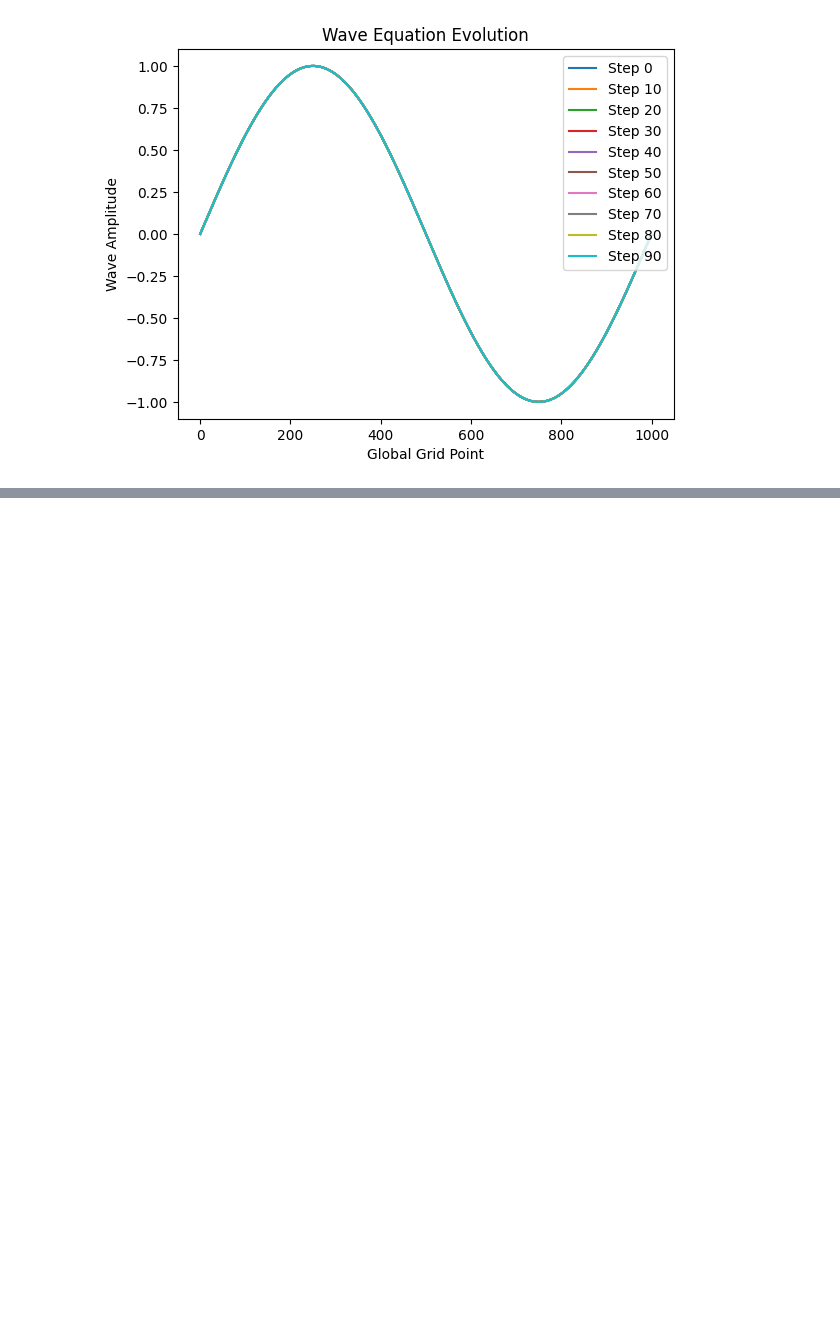
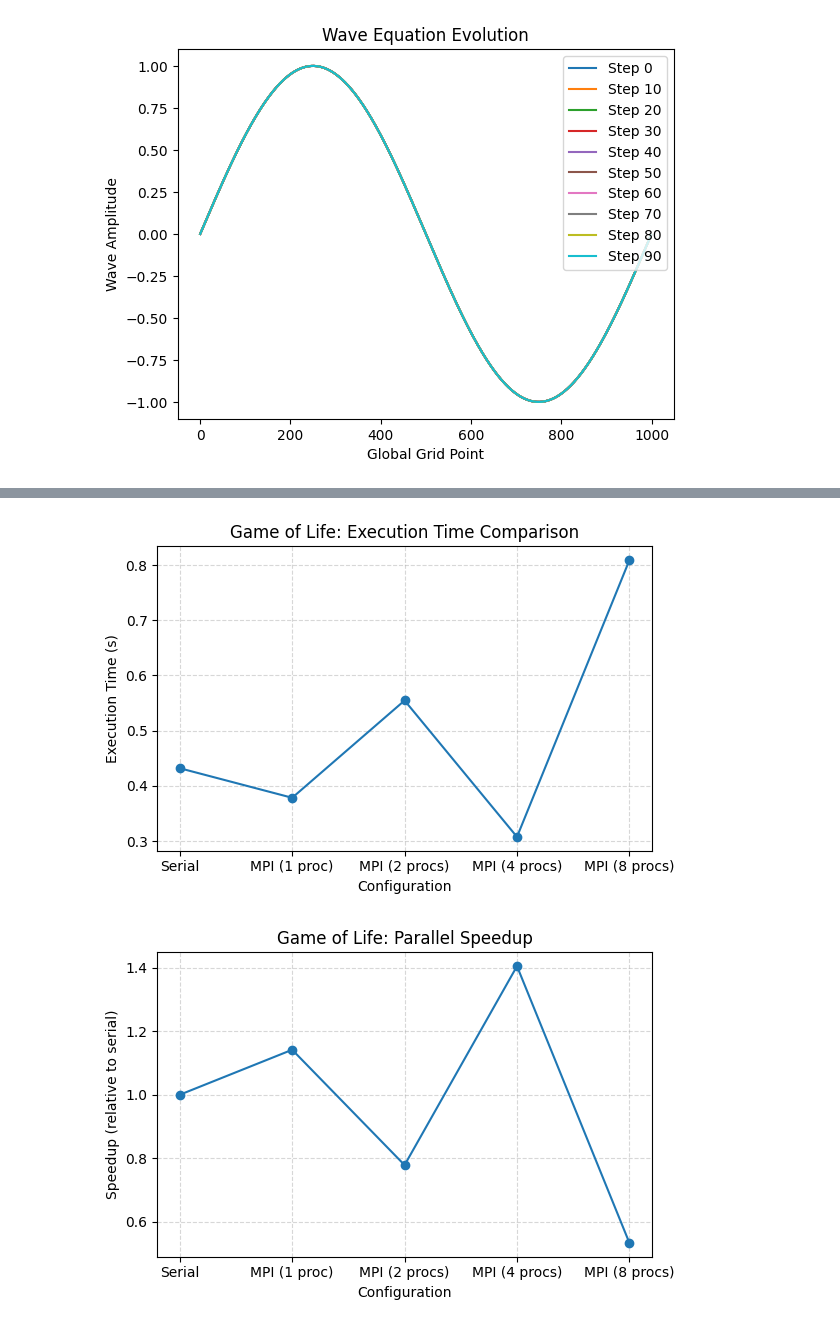
Before and after one commit to wiliam969/DD2356, a Jupyter notebook: Assignment-IV/main.ipynb, the cells around one changed output, grey strips where cells are left out. Saved outputs shown, nothing was run; the diff lists cells and outputs as text; code cells hidden in the pictures; blank space fills up the shorter version.

```diff
--- a/Assignment-IV/main.ipynb
+++ b/Assignment-IV/main.ipynb
@@ -74,0 +241,66 @@ plt.show()
+# %%
+import re
+import os
+import matplotlib.pyplot as plt
+
+# --- BASE DIRECTORY WHERE YOUR .stat FILES LIVE ---
+cwd = os.getcwd()
+base_dir = os.path.normpath(os.path.join(cwd, 'batch_output', 'bonus'))
+
+# --- MAP CONFIG NAMES TO FILE PATHS ---
+configs = {
+    'Serial':        os.path.join(base_dir, 'serial_game-stat.stat'),
+    'MPI (1 proc)':  os.path.join(base_dir, 'mpi_game-1-stat.stat'),
+    'MPI (2 procs)': os.path.join(base_dir, 'mpi_game-2-stat.stat'),
+    'MPI (4 procs)': os.path.join(base_dir, 'mpi_game-4-stat.stat'),
+    'MPI (8 procs)': os.path.join(base_dir, 'mpi_game-8-stat.stat'),
+}
+
+# --- FUNCTION TO EXTRACT TIME ---
+def parse_time(path):
+    with open(path, 'r') as f:
+        for line in f:
+            m = re.search(r'([\d\.]+)\s+seconds time elapsed', line)
+            if m:
+                return float(m.group(1))
+    raise ValueError(f"No timing line found in {path}")
+
+# --- LOAD TIMES ---
+times = {}
+for label, path in configs.items():
+    if not os.path.isfile(path):
+        raise FileNotFoundError(f"Timing file not found: {path}")
+    times[label] = parse_time(path)
+
+# --- ORDER FOR PLOTTING ---
+order = ['Serial', 'MPI (1 proc)', 'MPI (2 procs)', 'MPI (4 procs)', 'MPI (8 procs)']
+labels = order
+exec_times = [times[l] for l in labels]
+
+# --- PLOT EXECUTION TIMES ---
+plt.figure(figsize=(6,4))
+plt.plot(labels, exec_times, marker='o', linestyle='-')
+plt.xlabel('Configuration')
+plt.ylabel('Execution Time (s)')
+plt.title('Game of Life: Execution Time Comparison')
+plt.grid(True, linestyle='--', alpha=0.5)
+plt.tight_layout()
+plt.savefig('execution_time_comparison.png')
+plt.show()
+
+# --- COMPUTE & PLOT SPEEDUP ---
+serial_time = times['Serial']
+speedups = [serial_time / times[l] for l in labels]
+
+plt.figure(figsize=(6,4))
+plt.plot(labels, speedups, marker='o', linestyle='-')
+plt.xlabel('Configuration')
+plt.ylabel('Speedup (relative to serial)')
+plt.title('Game of Life: Parallel Speedup')
+plt.grid(True, linestyle='--', alpha=0.5)
+plt.tight_layout()
+plt.savefig('speedup_comparison.png')
+plt.show()
+# %% [output]
+[figure, added]
+[figure, added]
```
Also changed, not shown: parts of 8 cells of this notebook, 13 other files.
